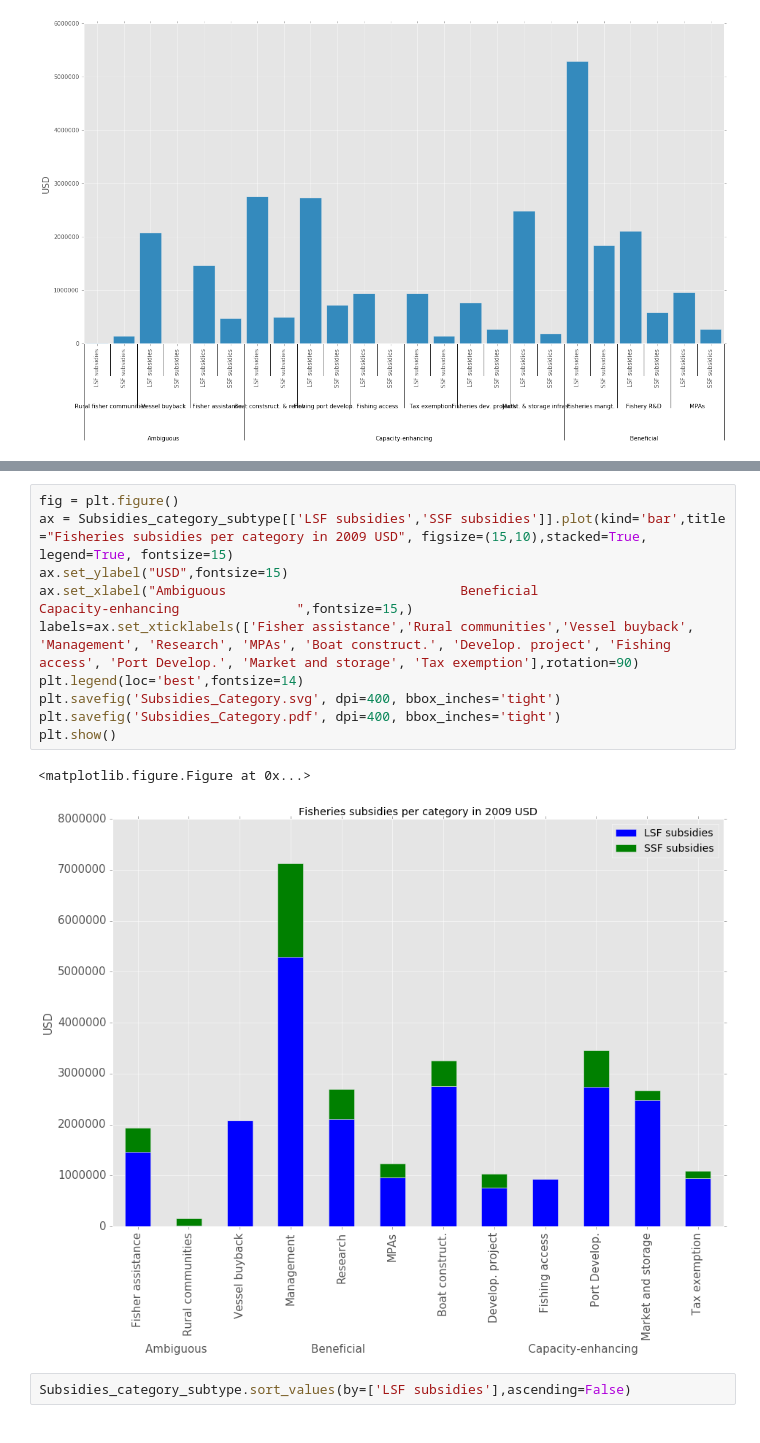
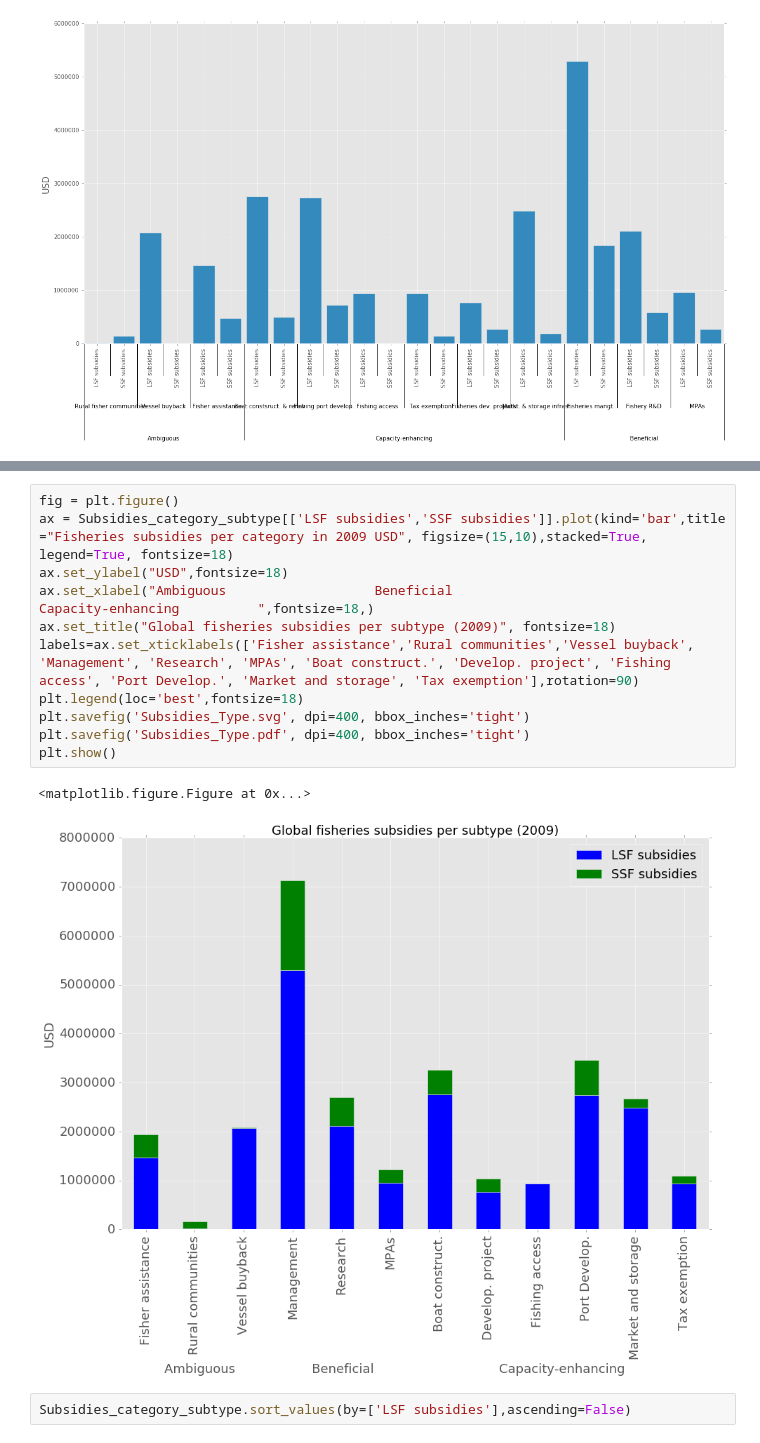
Before and after one commit to annaschu/subsidies, a Jupyter notebook: SSF Subsidies.ipynb, the cells around one changed output, grey strips where cells are left out. Saved outputs shown, nothing was run; the diff lists cells and outputs as text.

```diff
--- a/SSF Subsidies.ipynb
+++ b/SSF Subsidies.ipynb
@@ -318,17 +340,18 @@ transformed_data
    'SSF subsidies': 147164.69014618493}}}
 # %%
 fig = plt.figure()
-ax = Subsidies_category_subtype[['LSF subsidies','SSF subsidies']].plot(kind='bar',title ="Fisheries subsidies per category in 2009 USD", figsize=(15,10),stacked=True, legend=True, fontsize=15)
-ax.set_ylabel("USD",fontsize=15)
-ax.set_xlabel("Ambiguous                              Beneficial                                               Capacity-enhancing               ",fontsize=15,)
+ax = Subsidies_category_subtype[['LSF subsidies','SSF subsidies']].plot(kind='bar',title ="Fisheries subsidies per category in 2009 USD", figsize=(15,10),stacked=True, legend=True, fontsize=18)
+ax.set_ylabel("USD",fontsize=18)
+ax.set_xlabel("Ambiguous                   Beneficial                               Capacity-enhancing          ",fontsize=18,)
+ax.set_title("Global fisheries subsidies per subtype (2009)", fontsize=18)
 labels=ax.set_xticklabels(['Fisher assistance','Rural communities','Vessel buyback', 'Management', 'Research', 'MPAs', 'Boat construct.', 'Develop. project', 'Fishing access', 'Port Develop.', 'Market and storage', 'Tax exemption'],rotation=90)
-plt.legend(loc='best',fontsize=14)
-plt.savefig('Subsidies_Category.svg', dpi=400, bbox_inches='tight')
-plt.savefig('Subsidies_Category.pdf', dpi=400, bbox_inches='tight')
+plt.legend(loc='best',fontsize=18)
+plt.savefig('Subsidies_Type.svg', dpi=400, bbox_inches='tight')
+plt.savefig('Subsidies_Type.pdf', dpi=400, bbox_inches='tight')
 plt.show()
 # %% [output]
 <matplotlib.figure.Figure at 0x...>
-[figure, old version]
+[figure, new version]
 # %%
 Subsidies_category_subtype.sort_values(by=['LSF subsidies'],ascending=False)
 # %% [output]
```
Also changed, not shown: parts of 11 cells of this notebook, 6 other files.
